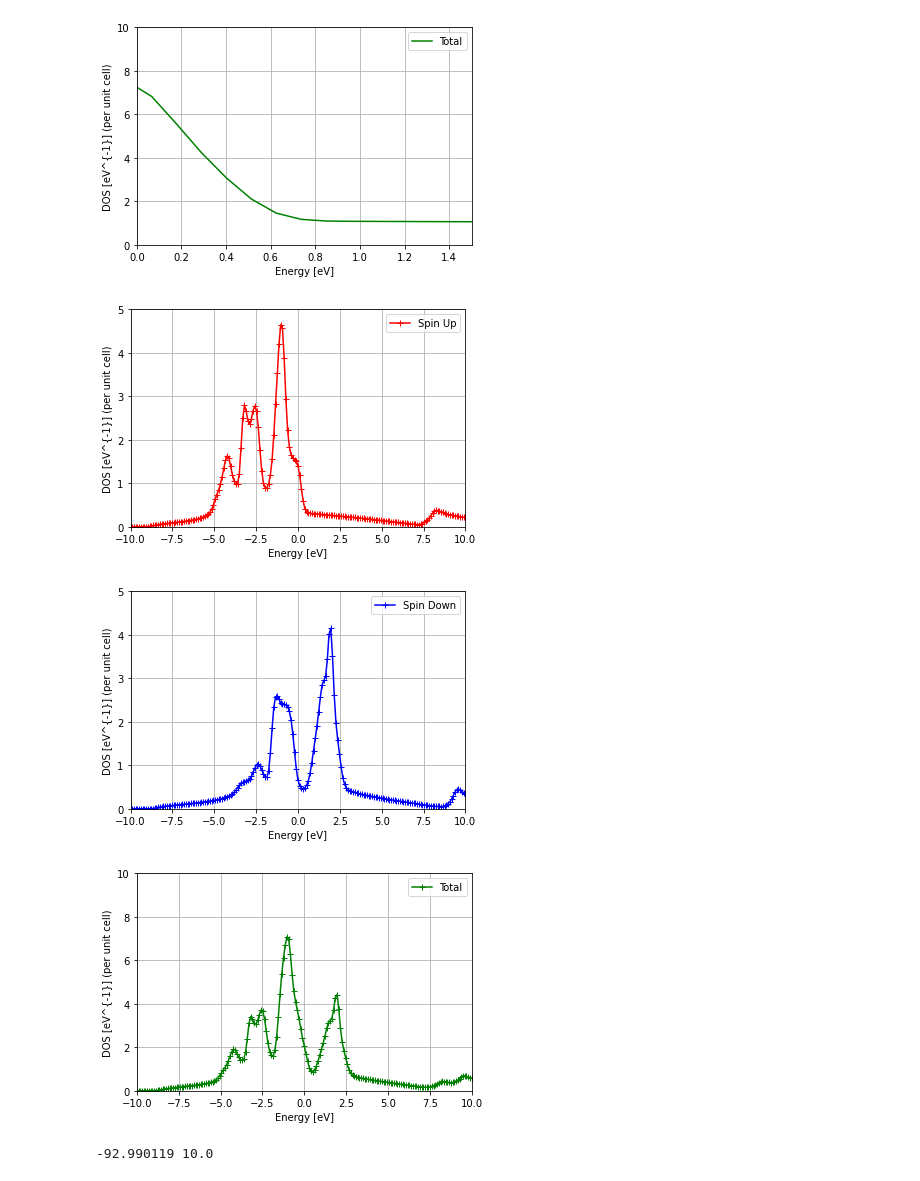
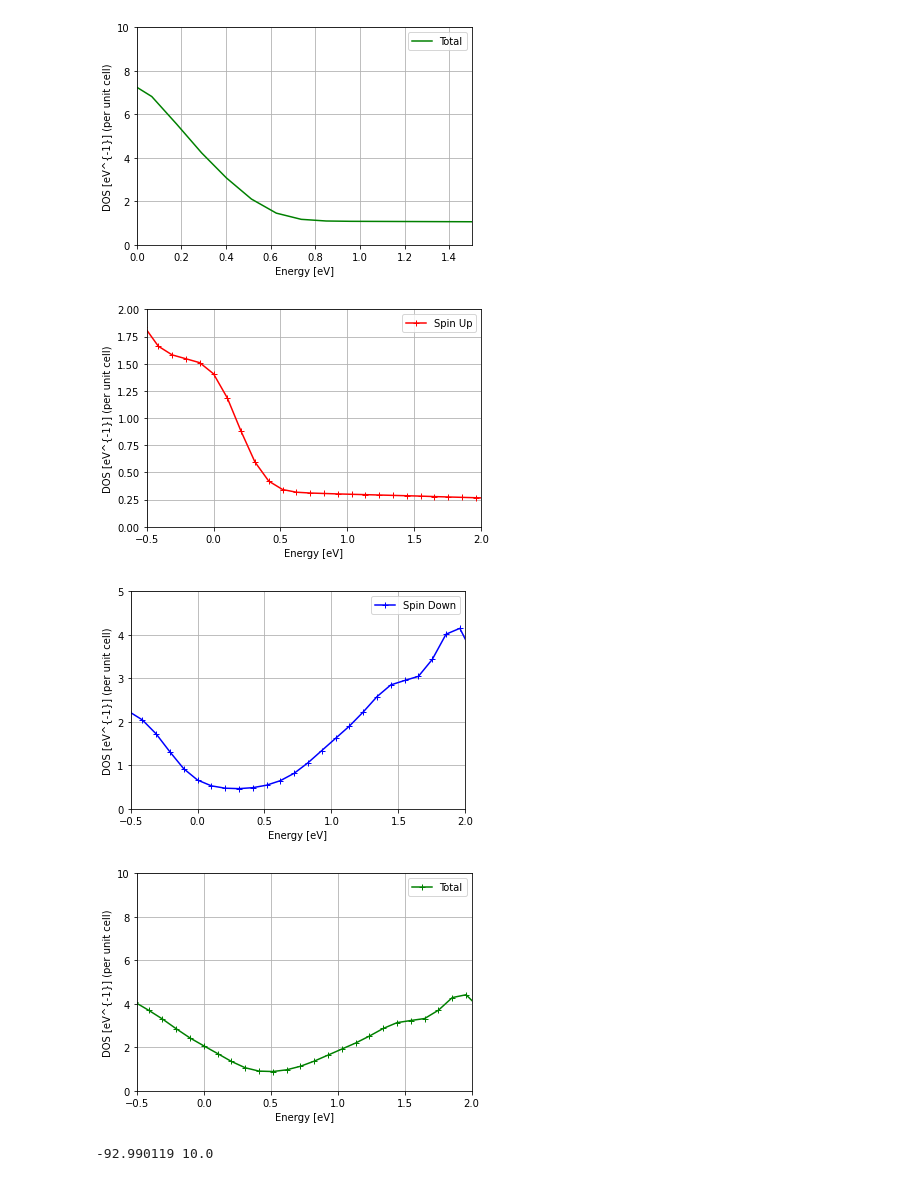
Before and after one commit to hjaleta/heterostructure-thz-emitters, a Jupyter notebook: DOS/LittleHelp.ipynb, the cells around one changed output. Drawn from its saved outputs; the diff is of its cells as text; code cells hidden in the pictures.

```diff
--- a/DOS/LittleHelp.ipynb
+++ b/DOS/LittleHelp.ipynb
@@ -109,36 +109,36 @@ plt.grid()
 # %%
 ### THIS IS FOR IRON
 data = np.loadtxt("Fe/DOS.dat")
 plt.figure()
 plt.plot(data[:, 0], data[:, 1], "-+r", label = "Spin Up")
-plt.xlim((-10,10 ))
-plt.ylim((0, 5))
+plt.xlim((-0.5,2 ))
+plt.ylim((0, 2))
 plt.xlabel("Energy [eV]")
 plt.ylabel("DOS [eV^{-1}] (per unit cell)")
 plt.legend()
 plt.grid()
 
 plt.figure()
 plt.plot(data[:, 0], data[:, 2], "-+b", label = "Spin Down")
-plt.xlim((-10,10 ))
+plt.xlim((-0.5,2 ))
 plt.ylim((0, 5))
 plt.xlabel("Energy [eV]")
 plt.ylabel("DOS [eV^{-1}] (per unit cell)")
 plt.legend()
 plt.grid()
 
 plt.figure()
 plt.plot(data[:, 0], data[:, 3], "-+g", label = "Total")
-plt.xlim((-10,10 ))
+plt.xlim((-0.5,2 ))
 plt.ylim((0, 10))
 plt.xlabel("Energy [eV]")
 plt.ylabel("DOS [eV^{-1}] (per unit cell)")
 plt.legend()
 plt.grid()
 # %% [output]
-[figure, old version]
+[figure, new version]
-[figure, old version]
+[figure, new version]
-[figure, old version]
+[figure, new version]
 # %%
 data = np.loadtxt("Fe/DOS.dat")
 # print(data)
```
Also changed, not shown: 4 other files.
